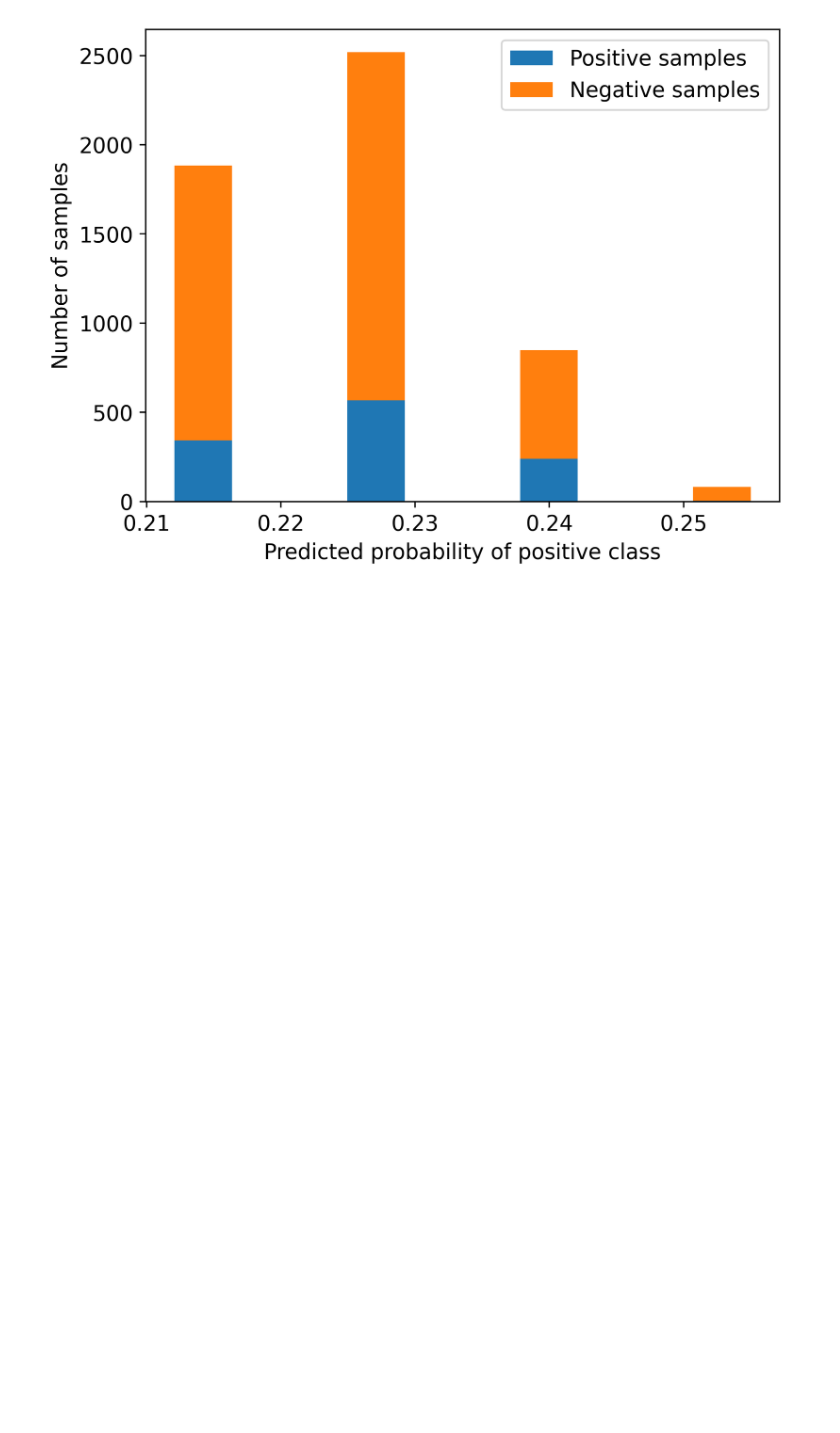
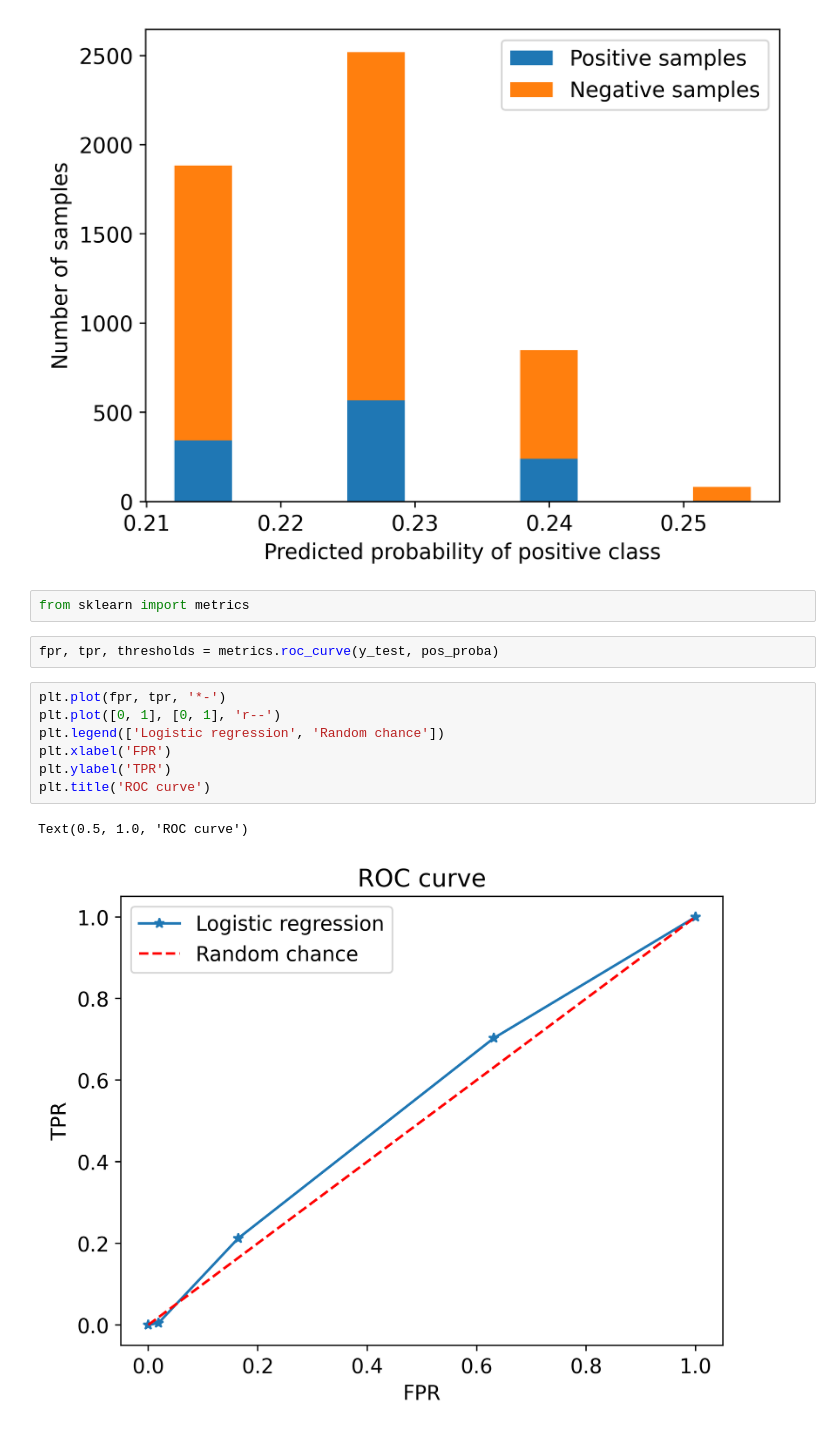
Before and after one commit to ejaj/data-science, a Jupyter notebook: ds-projects/ch-2/exe-3.ipynb, the cells around one changed output. Saved outputs shown, nothing was run; the diff lists cells and outputs as text; blank space fills up the shorter version.

```diff
--- a/ds-projects/ch-2/exe-3.ipynb
+++ b/ds-projects/ch-2/exe-3.ipynb
@@ -121,3 +121,17 @@ plt.ylabel('Number of samples')
 # %% [output]
 Text(0, 0.5, 'Number of samples')
 [figure]
+# %%
+from sklearn import metrics
+# %%
+fpr, tpr, thresholds = metrics.roc_curve(y_test, pos_proba)
+# %%
+plt.plot(fpr, tpr, '*-')
+plt.plot([0, 1], [0, 1], 'r--')
+plt.legend(['Logistic regression', 'Random chance'])
+plt.xlabel('FPR')
+plt.ylabel('TPR')
+plt.title('ROC curve')
+# %% [output]
+Text(0.5, 1.0, 'ROC curve')
+[figure, added]
```
Also changed, not shown: parts of 2 cells of this notebook, 2 other files.
